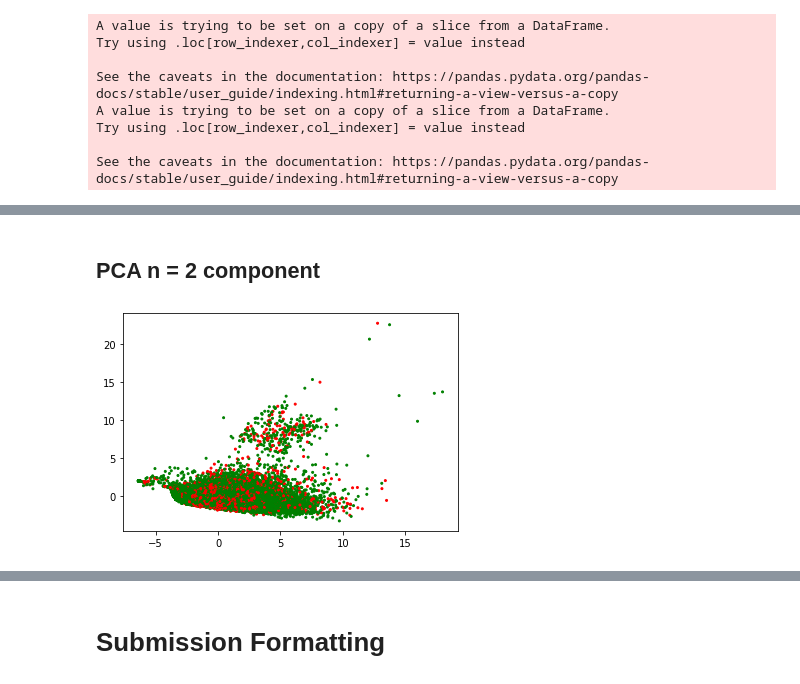
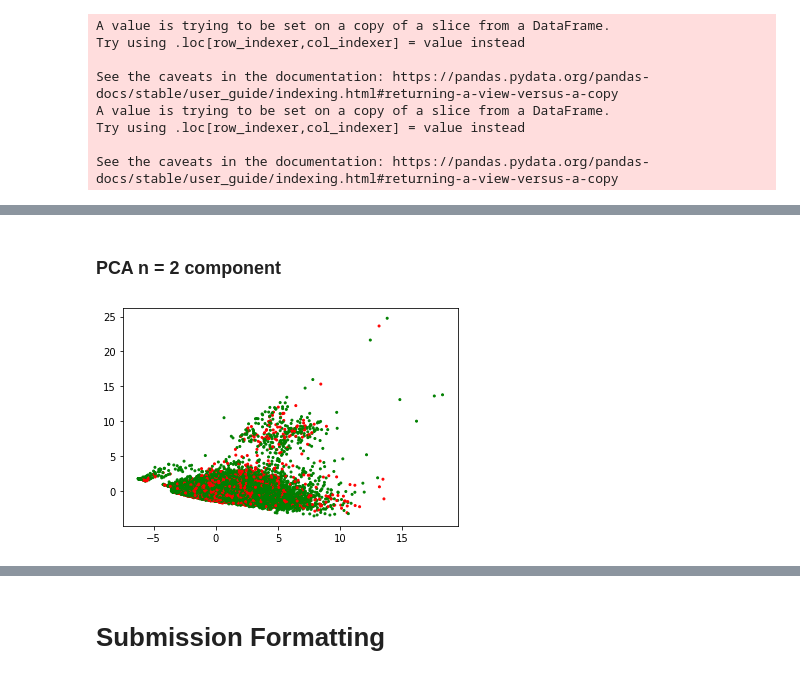
Before and after one commit to sergio-gimenez/anomaly-4G-detection, a Jupyter notebook: MLEARN_Competition_GimenezCastell.ipynb, the cells around one changed output, grey strips where cells are left out. Drawn from its saved outputs; the diff is of its cells as text; code cells hidden in the pictures.

```diff
--- a/MLEARN_Competition_GimenezCastell.ipynb
+++ b/MLEARN_Competition_GimenezCastell.ipynb
@@ -108,13 +108,14 @@ plt.show()
 # %% [markdown]
-## PCA n = 2 component
+### PCA n = 2 component
 # %%
-pca = PCA(n_components=3)  # Reduce to k=2 dimensions
+pca = PCA(n_components=2)  # Reduce to k=2 dimensions
 scaler = StandardScaler()
 X_norm = scaler.fit_transform(X_train)
 X_reduce = pca.fit_transform(X_norm)
 # %%
 fig, ax = plt.subplots()
-ax.scatter(X_reduce[:,0], X_reduce[:, 1], s=4,color=colors)
+scatter = ax.scatter(X_reduce[:,0], X_reduce[:, 1], s=4,color=colors)
+
 plt.show()
 # %% [output]
-[figure, old version]
+[figure, new version]
```
Also changed, not shown: parts of 13 cells of this notebook.
